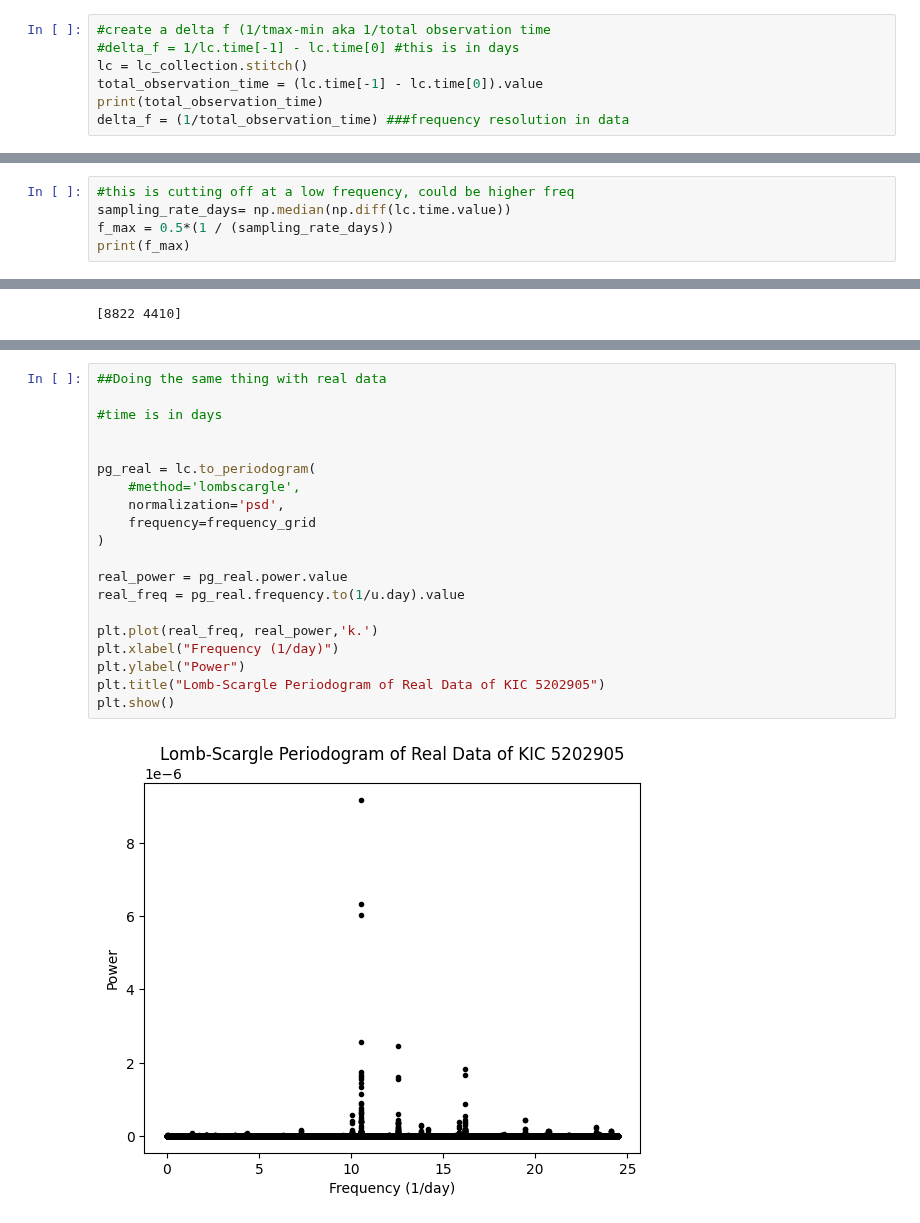
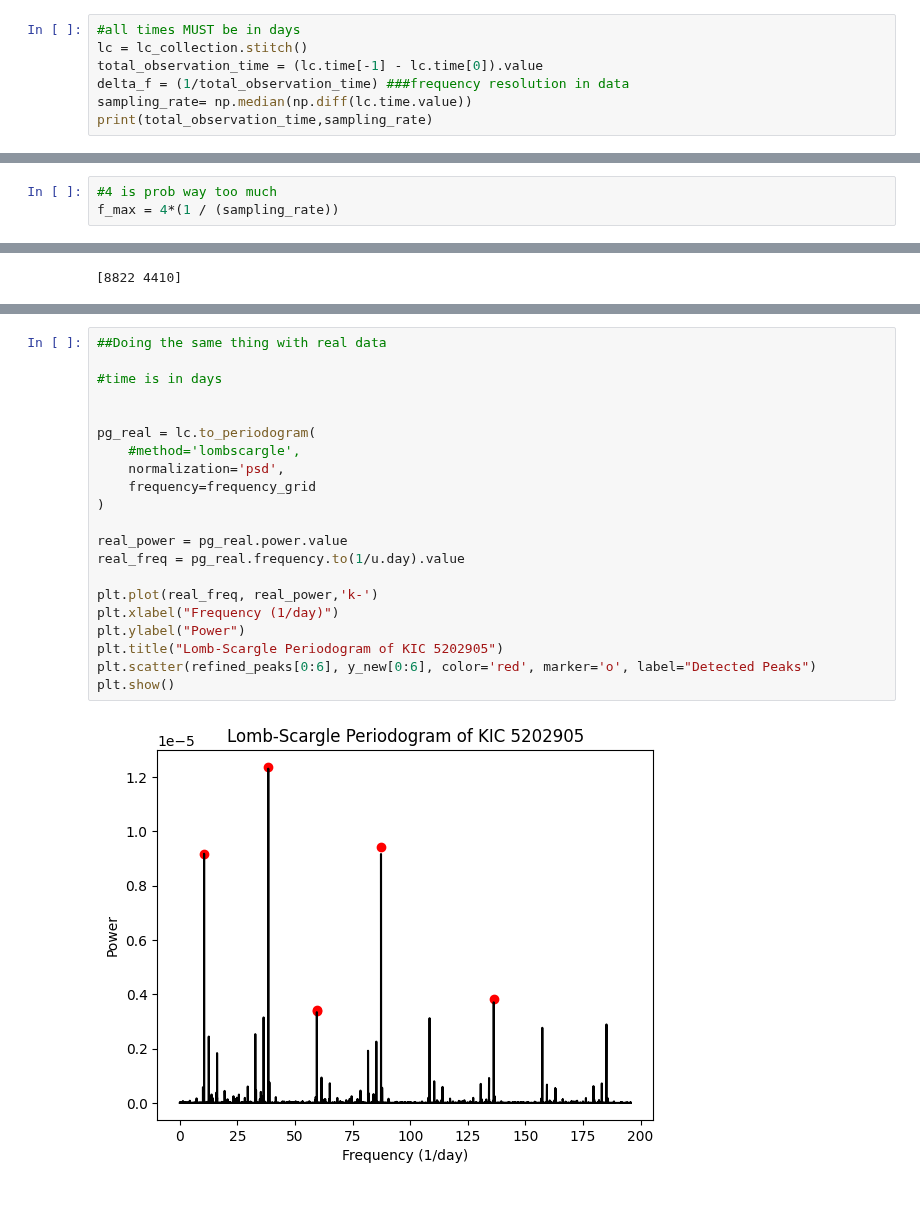
Before and after one commit to Hoggnation/cataloging_coherent_oscillators, a Jupyter notebook: ThresholdFunctionDebuggingFakeData.ipynb, the cells around one changed output, grey strips where cells are left out. Drawn from its saved outputs; the diff is of its cells as text.

```diff
--- a/ThresholdFunctionDebuggingFakeData.ipynb
+++ b/ThresholdFunctionDebuggingFakeData.ipynb
@@ -10,10 +10,10 @@ from astropy import units as u
 search_result = lk.search_lightcurve('KIC 5202905', mission='Kepler')
 lc_collection = search_result.download_all()
 # %%
-#create a delta f (1/tmax-min aka 1/total observation time
-#delta_f = 1/lc.time[-1] - lc.time[0] #this is in days
+#all times MUST be in days
 lc = lc_collection.stitch()
 total_observation_time = (lc.time[-1] - lc.time[0]).value
-print(total_observation_time)
 delta_f = (1/total_observation_time) ###frequency resolution in data
+sampling_rate= np.median(np.diff(lc.time.value))
+print(total_observation_time,sampling_rate)
 # %% [output]
@@ -21,5 +21,3 @@ delta_f = (1/total_observation_time) ###frequency resolution in data
 # %%
-#this is cutting off at a low frequency, could be higher freq
-sampling_rate_days= np.median(np.diff(lc.time.value))
-f_max = 0.5*(1 / (sampling_rate_days))
-print(f_max)
+#4 is prob way too much
+f_max = 4*(1 / (sampling_rate))
@@ -130,22 +128,23 @@ plt.plot(fake_freq[fake_ind[1]-90:fake_ind[1]+90], fake_power[fake_ind[1]-90:fak
 # %%
 ##Doing the same thing with real data
 
 #time is in days
 
 
 pg_real = lc.to_periodogram(
     #method='lombscargle',
     normalization='psd',
     frequency=frequency_grid
 )
 
 real_power = pg_real.power.value
 real_freq = pg_real.frequency.to(1/u.day).value
 
-plt.plot(real_freq, real_power,'k.')
+plt.plot(real_freq, real_power,'k-')
 plt.xlabel("Frequency (1/day)")
 plt.ylabel("Power")
-plt.title("Lomb-Scargle Periodogram of Real Data of KIC 5202905")
+plt.title("Lomb-Scargle Periodogram of KIC 5202905")
+plt.scatter(refined_peaks[0:6], y_new[0:6], color='red', marker='o', label="Detected Peaks")
 plt.show()
 # %% [output]
-[figure, old version]
+[figure, new version]
```
Also changed, not shown: parts of 29 cells of this notebook, 1 other file.
